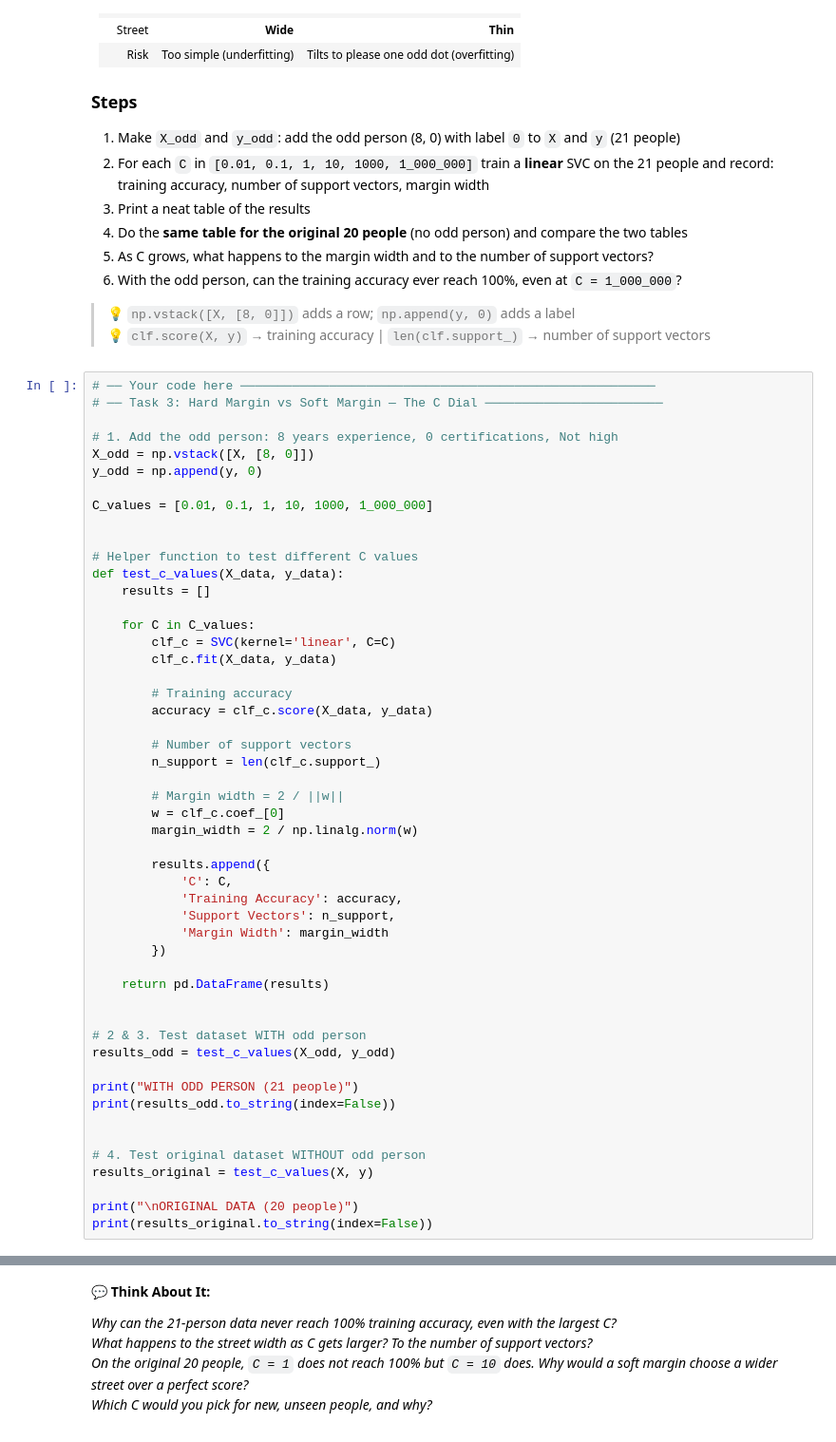
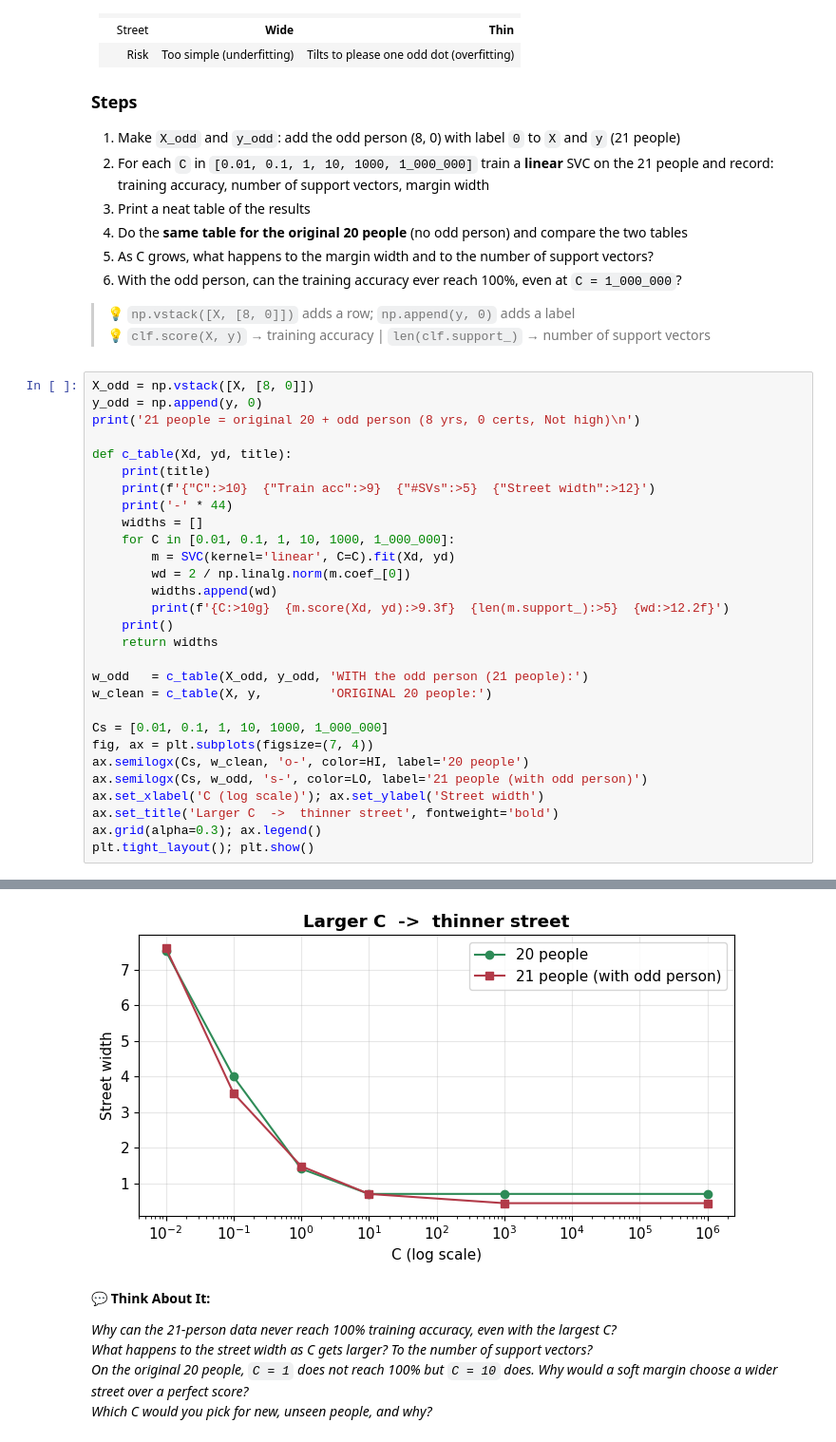
Before and after one commit to FurqanAlyy/AI-ML-NIAI, a Jupyter notebook: svm_student_v3_updated.ipynb, the cells around one changed output, grey strips where cells are left out. Shown at 95% size. Saved outputs shown, nothing was run; the diff lists cells and outputs as text.

```diff
--- a/svm_student_v3_updated.ipynb
+++ b/svm_student_v3_updated.ipynb
@@ -447,54 +337,32 @@ The fix is the **soft margin**, controlled by the dial **C**:
 > 💡 `np.vstack([X, [8, 0]])` adds a row; `np.append(y, 0)` adds a label
 > 💡 `clf.score(X, y)` → training accuracy  |  `len(clf.support_)` → number of support vectors
 # %%
-# ── Your code here ────────────────────────────────────────────────────────
-# ── Task 3: Hard Margin vs Soft Margin — The C Dial ────────────────────────
-
-# 1. Add the odd person: 8 years experience, 0 certifications, Not high
 X_odd = np.vstack([X, [8, 0]])
 y_odd = np.append(y, 0)
+print('21 people = original 20 + odd person (8 yrs, 0 certs, Not high)\n')
 
-C_values = [0.01, 0.1, 1, 10, 1000, 1_000_000]
+def c_table(Xd, yd, title):
+    print(title)
+    print(f'{"C":>10}  {"Train acc":>9}  {"#SVs":>5}  {"Street width":>12}')
+    print('-' * 44)
+    widths = []
+    for C in [0.01, 0.1, 1, 10, 1000, 1_000_000]:
+        m = SVC(kernel='linear', C=C).fit(Xd, yd)
+        wd = 2 / np.linalg.norm(m.coef_[0])
+        widths.append(wd)
+        print(f'{C:>10g}  {m.score(Xd, yd):>9.3f}  {len(m.support_):>5}  {wd:>12.2f}')
+    print()
+    return widths
 
+w_odd   = c_table(X_odd, y_odd, 'WITH the odd person (21 people):')
+w_clean = c_table(X, y,         'ORIGINAL 20 people:')
 
-# Helper function to test different C values
-def test_c_values(X_data, y_data):
-    results = []
-
-    for C in C_values:
-        clf_c = SVC(kernel='linear', C=C)
-        clf_c.fit(X_data, y_data)
-
-        # Training accuracy
-        accuracy = clf_c.score(X_data, y_data)
-
-        # Number of support vectors
-        n_support = len(clf_c.support_)
-
-        # Margin width = 2 / ||w||
-        w = clf_c.coef_[0]
-        margin_width = 2 / np.linalg.norm(w)
-
-        results.append({
-            'C': C,
-            'Training Accuracy': accuracy,
-            'Support Vectors': n_support,
-            'Margin Width': margin_width
-        })
-
-    return pd.DataFrame(results)
-
-
-# 2 & 3. Test dataset WITH odd person
-results_odd = test_c_values(X_odd, y_odd)
-
-print("WITH ODD PERSON (21 people)")
-print(results_odd.to_string(index=False))
-
-
-# 4. Test original dataset WITHOUT odd person
-results_original = test_c_values(X, y)
-
-print("\nORIGINAL DATA (20 people)")
-print(results_original.to_string(index=False))
+Cs = [0.01, 0.1, 1, 10, 1000, 1_000_000]
+fig, ax = plt.subplots(figsize=(7, 4))
+ax.semilogx(Cs, w_clean, 'o-', color=HI, label='20 people')
+ax.semilogx(Cs, w_odd, 's-', color=LO, label='21 people (with odd person)')
+ax.set_xlabel('C (log scale)'); ax.set_ylabel('Street width')
+ax.set_title('Larger C  ->  thinner street', fontweight='bold')
+ax.grid(alpha=0.3); ax.legend()
+plt.tight_layout(); plt.show()
 # %% [output]
@@ -518,3 +386,4 @@ ORIGINAL DATA (20 people)
+[figure, added]
 # %% [markdown]
 **💬 Think About It:**
 
```
Also changed, not shown: parts of 12 cells of this notebook, 2 other files.
